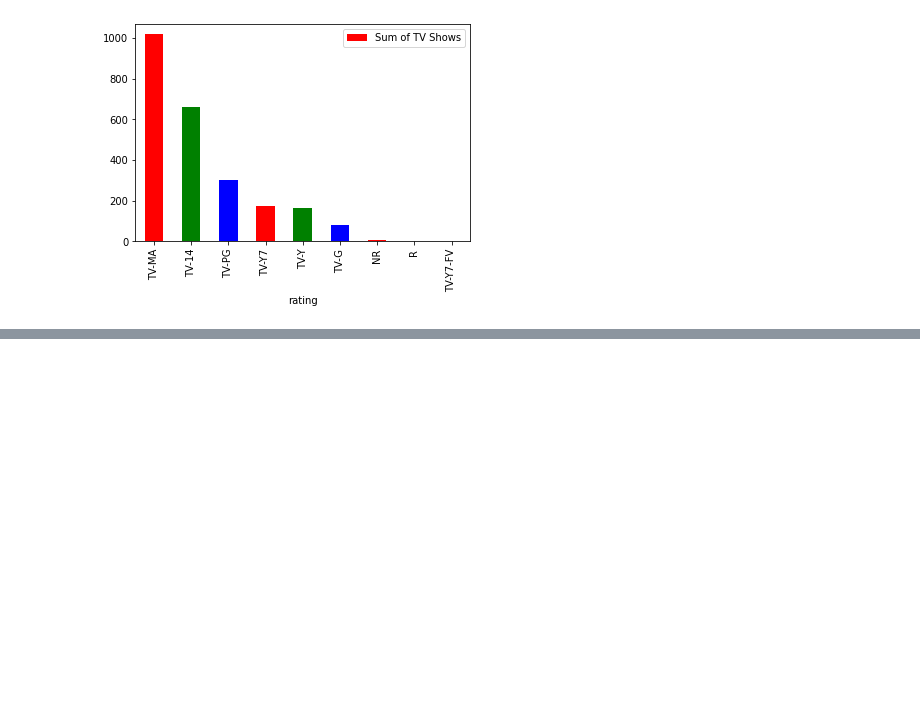
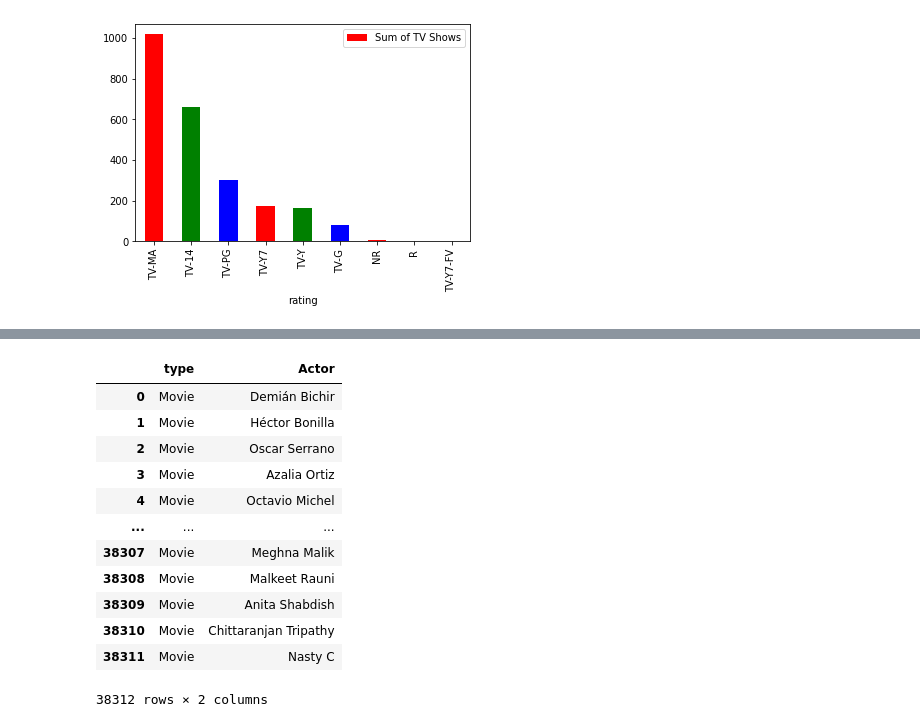
Before and after one commit to cris080488/Applied-Data-Science-IBM, a Jupyter notebook: Data_Analysis_with_python_ENKI.ipynb, the cells around one changed output, grey strips where cells are left out. Cells and saved outputs as stored; diff of their text form; code cells hidden in the pictures; blank space fills up the shorter version.

```diff
--- a/Data_Analysis_with_python_ENKI.ipynb
+++ b/Data_Analysis_with_python_ENKI.ipynb
@@ -184,0 +291,16 @@ plt.show()
+# %%
+splitMovieCast.reset_index(drop=True)
+# %% [output]
+|  | type | Actor |
+| 0 | Movie | Demián Bichir |
+| 1 | Movie | Héctor Bonilla |
+| 2 | Movie | Oscar Serrano |
+| 3 | Movie | Azalia Ortiz |
+| 4 | Movie | Octavio Michel |
+| ... | ... | ... |
+| 38307 | Movie | Meghna Malik |
+| 38308 | Movie | Malkeet Rauni |
+| 38309 | Movie | Anita Shabdish |
+| 38310 | Movie | Chittaranjan Tripathy |
+| 38311 | Movie | Nasty C |
+38312 rows × 2 columns
```
Also changed, not shown: parts of 20 cells of this notebook.
